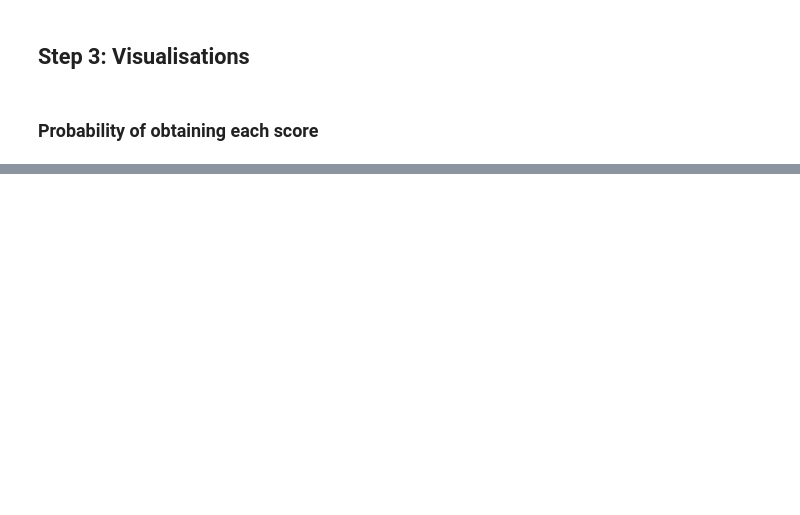
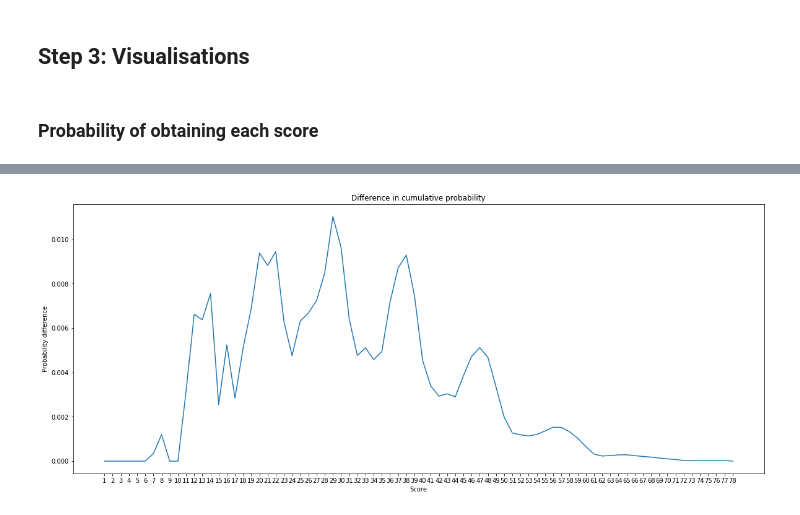
Before and after one commit to LewisDyer/StochasticGames, a Jupyter notebook: src/ShutTheBox.ipynb, the cells around one changed output, grey strips where cells are left out. Saved outputs shown, nothing was run; the diff lists cells and outputs as text; code cells hidden in the pictures; blank space fills up the shorter version.

```diff
--- a/src/ShutTheBox.ipynb
+++ b/src/ShutTheBox.ipynb
@@ -312,0 +378,22 @@ plt.show()
+# %%
+fig = plt.figure()
+
+ax1 = fig.add_subplot(111)
+
+ax1.set_title("Difference in cumulative probability")
+ax1.set_xlabel("Score")
+ax1.set_ylabel("Probability difference")
+
+ax1.set_xticks(np.arange(max_score)+1)
+
+data_max = np.genfromtxt(cum_prob_max_file, delimiter=',',skip_header=1, names=['x', 'y'])
+data_low = np.genfromtxt(cum_prob_low_file, delimiter=',',skip_header=1, names=['x', 'y'])
+
+data_diff = data_max['y'] - data_low['y']
+
+ax1.plot(data_max['x'], data_diff)
+
+plt.savefig('ShutTheBox/data/vis/cum_diff_max_low.png')
+plt.show()
+# %% [output]
+[figure, added]
```
Also changed, not shown: parts of 23 cells of this notebook, 36 other files.
